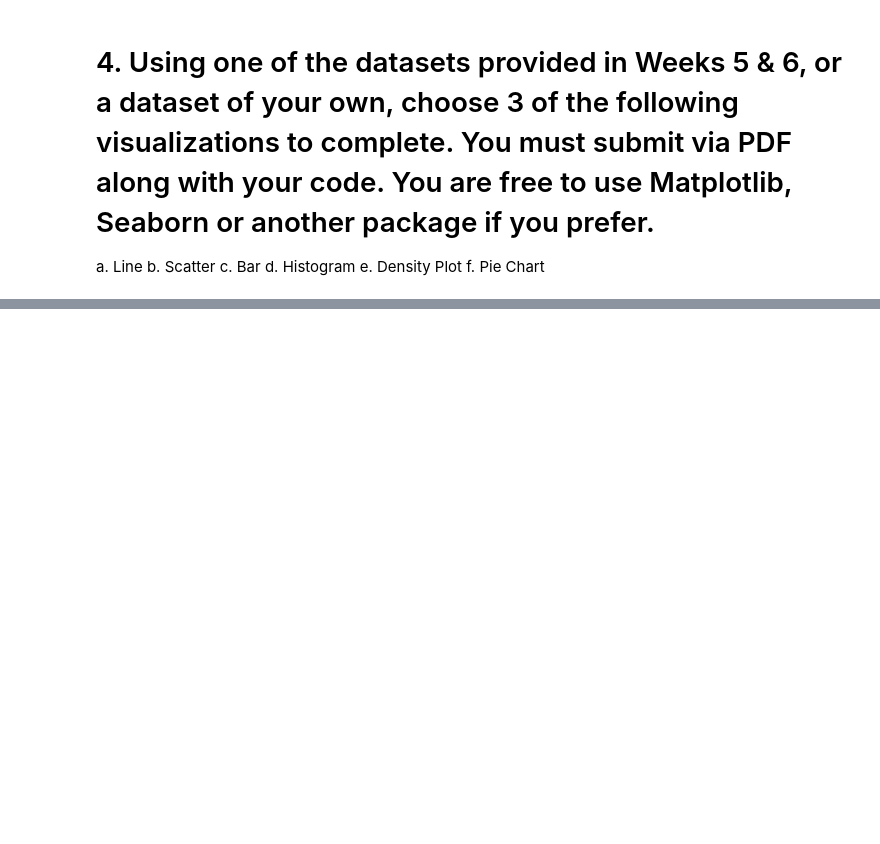
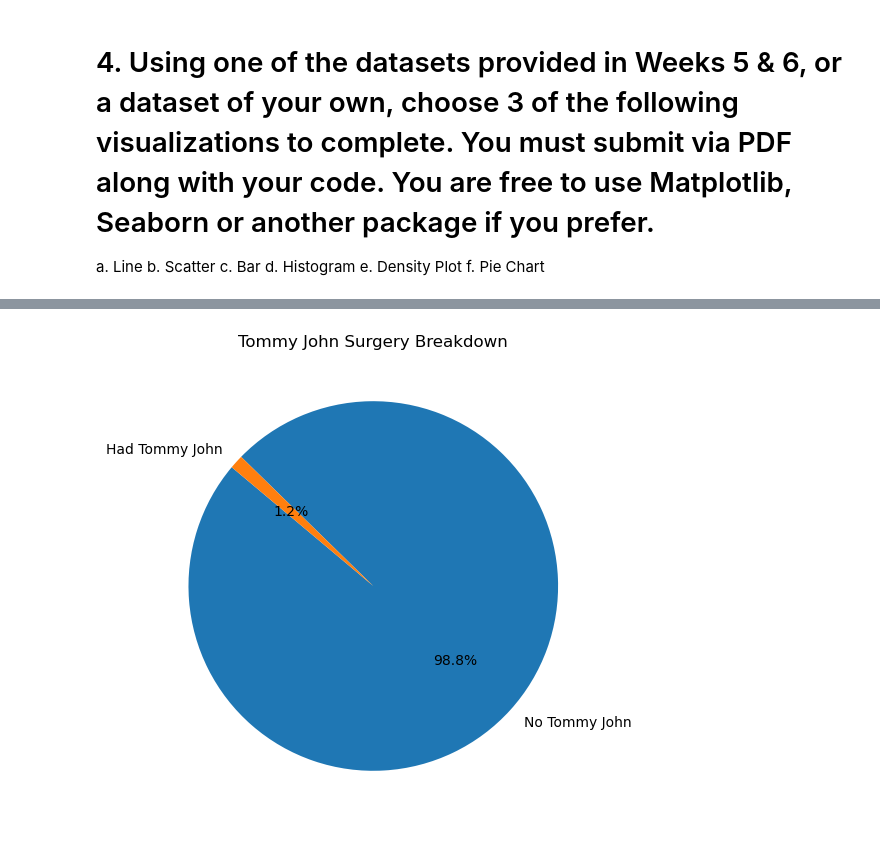
Before and after one commit to Matt-Heinen/DSC-540, a Jupyter notebook: Heinen_DSC540_Weeks7&8.ipynb, the cells around one changed output, grey strips where cells are left out. Saved outputs shown, nothing was run; the diff lists cells and outputs as text; code cells hidden in the pictures; blank space fills up the shorter version.

```diff
--- a/Heinen_DSC540_Weeks7&8.ipynb
+++ b/Heinen_DSC540_Weeks7&8.ipynb
@@ -381,0 +439,21 @@ f. Pie Chart
+# %%
+# Build a pie chart showing the breakdown of pitchers who have and have not had tommy john.
+
+# Calculate the value counts for tommy john history.
+tj_history_counts = tj['tj_history'].value_counts()
+
+# rename the labels for charts
+# not just binary.
+tj_labels = ['No Tommy John ', 'Had Tommy John']
+
+# Create a pie chart
+plt.figure(figsize=(8, 6))
+plt.pie(tj_history_counts, labels=tj_labels, autopct='%1.1f%%', startangle=140)
+
+# Add title
+plt.title('Tommy John Surgery Breakdown')
+
+# Display the plot
+plt.show()
+# %% [output]
+[figure, added]
```
Also changed, not shown: parts of 4 cells of this notebook, 1 other file.
